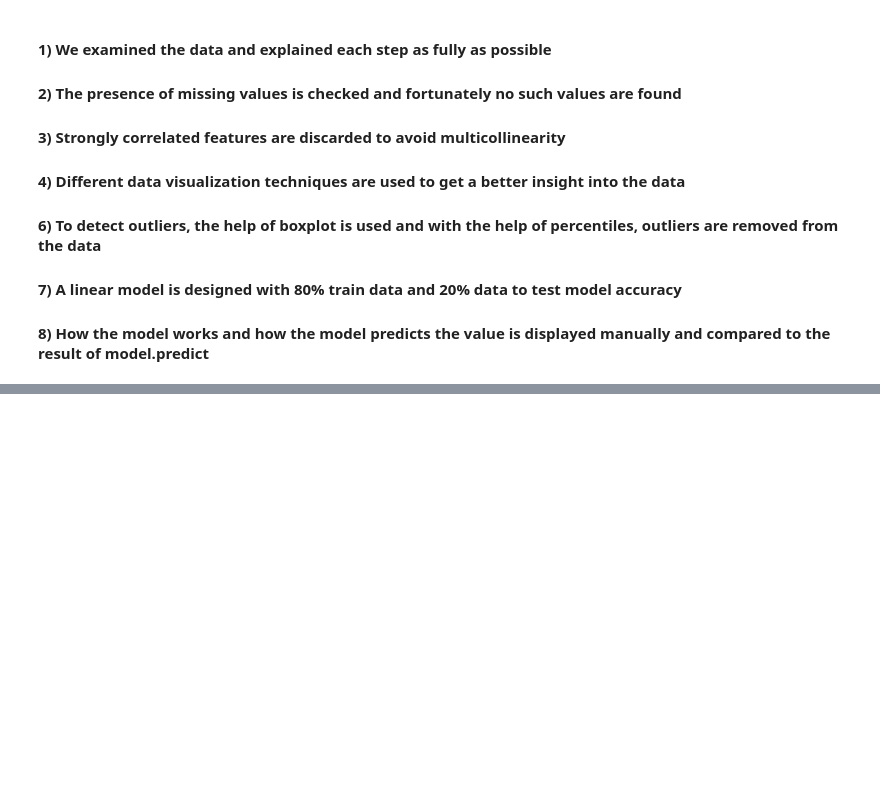
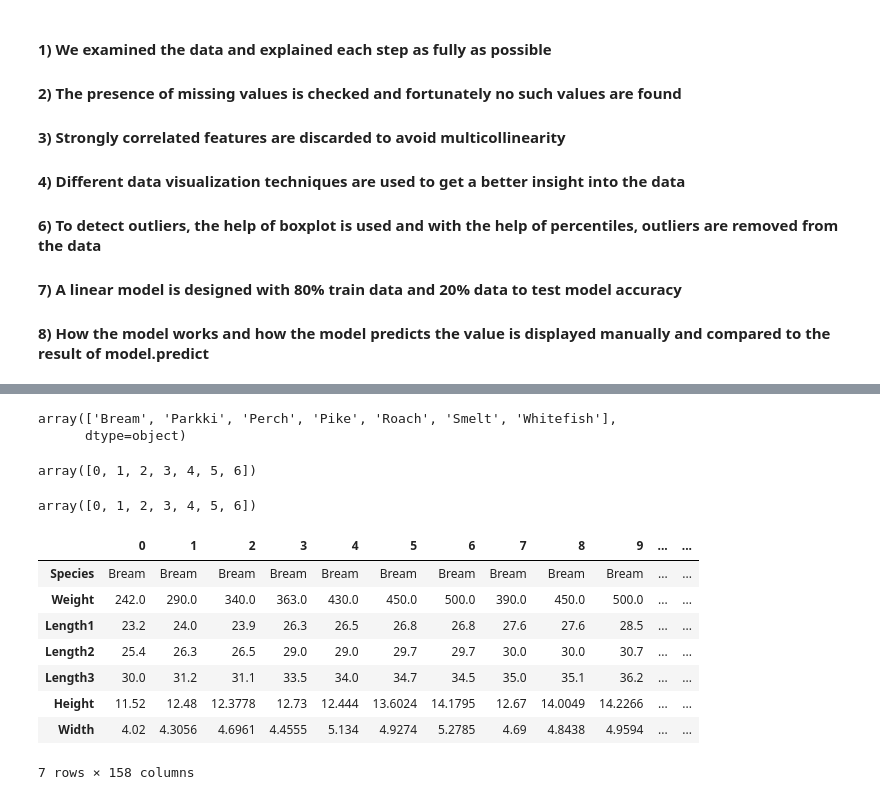
Before and after one commit to kbelbase45/DeeplearningComputerVision, a Jupyter notebook: Exploratory_Data _Analysis.ipynb, the cells around one changed output, grey strips where cells are left out. Drawn from its saved outputs; the diff is of its cells as text; code cells hidden in the pictures; blank space fills up the shorter version.

```diff
--- a/Exploratory_Data _Analysis.ipynb
+++ b/Exploratory_Data _Analysis.ipynb
@@ -570,0 +598,2 @@ array([1517.17682779,  748.77455636, 2745.63331236, 2862.19343886,
+# %%
+df2 = df_new
@@ -570,0 +603,27 @@ array([1517.17682779,  748.77455636, 2745.63331236, 2862.19343886,
+# %%
+fit_labels.classes_
+# %% [output]
+array(['Bream', 'Parkki', 'Perch', 'Pike', 'Roach', 'Smelt', 'Whitefish'],
+      dtype=object)
+# %%
+numeric_class = fit_labels.transform(fit_labels.classes_)
+numeric_class
+# %% [output]
+array([0, 1, 2, 3, 4, 5, 6])
+# %%
+#Above classes can get as folows
+fit_labels.inverse_transform(numeric_class)
+# %% [output]
+array([0, 1, 2, 3, 4, 5, 6])
+# %%
+df2.T
+# %% [output]
+|  | 0 | 1 | 2 | 3 | 4 | 5 | 6 | 7 | 8 | 9 | ... | ... |
+| Species | Bream | Bream | Bream | Bream | Bream | Bream | Bream | Bream | Bream | Bream | ... | ... |
+| Weight | 242.0 | 290.0 | 340.0 | 363.0 | 430.0 | 450.0 | 500.0 | 390.0 | 450.0 | 500.0 | ... | ... |
+| Length1 | 23.2 | 24.0 | 23.9 | 26.3 | 26.5 | 26.8 | 26.8 | 27.6 | 27.6 | 28.5 | ... | ... |
+| Length2 | 25.4 | 26.3 | 26.5 | 29.0 | 29.0 | 29.7 | 29.7 | 30.0 | 30.0 | 30.7 | ... | ... |
+| Length3 | 30.0 | 31.2 | 31.1 | 33.5 | 34.0 | 34.7 | 34.5 | 35.0 | 35.1 | 36.2 | ... | ... |
+| Height | 11.52 | 12.48 | 12.3778 | 12.73 | 12.444 | 13.6024 | 14.1795 | 12.67 | 14.0049 | 14.2266 | ... | ... |
+| Width | 4.02 | 4.3056 | 4.6961 | 4.4555 | 5.134 | 4.9274 | 5.2785 | 4.69 | 4.8438 | 4.9594 | ... | ... |
+7 rows × 158 columns
```
Also changed, not shown: parts of 17 cells of this notebook.
